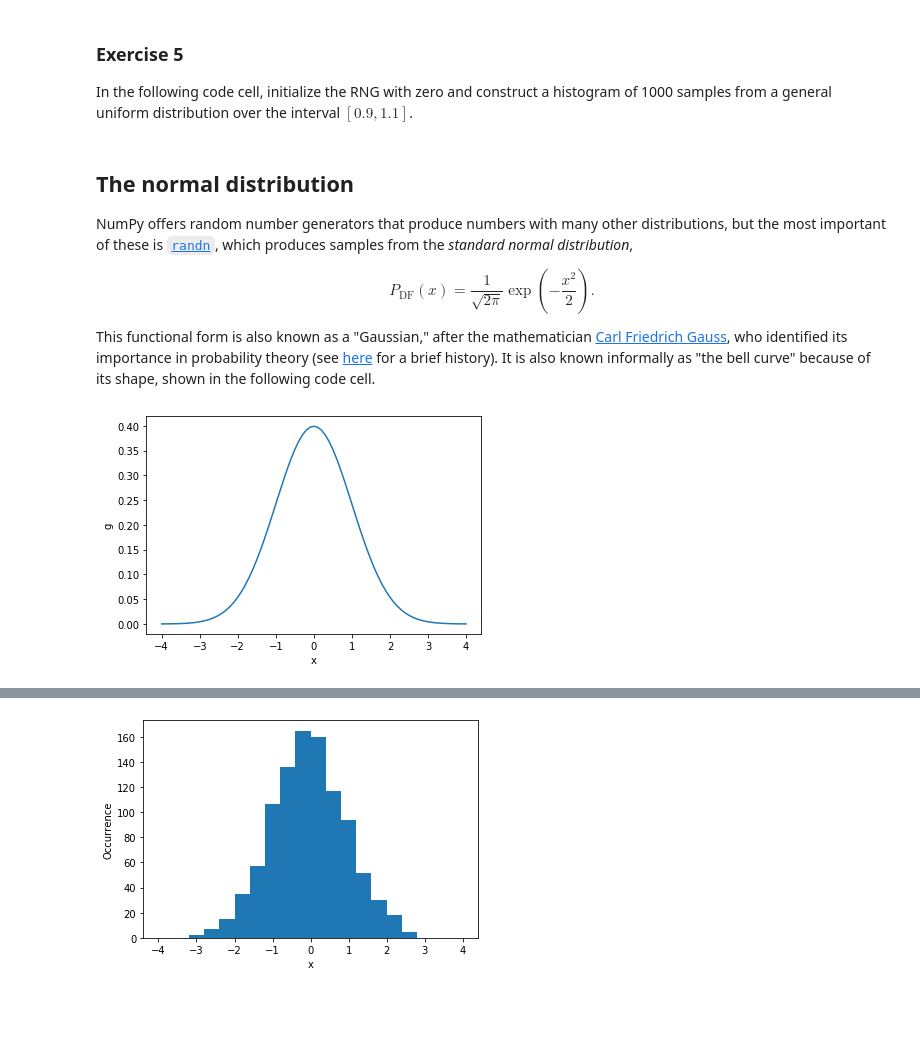
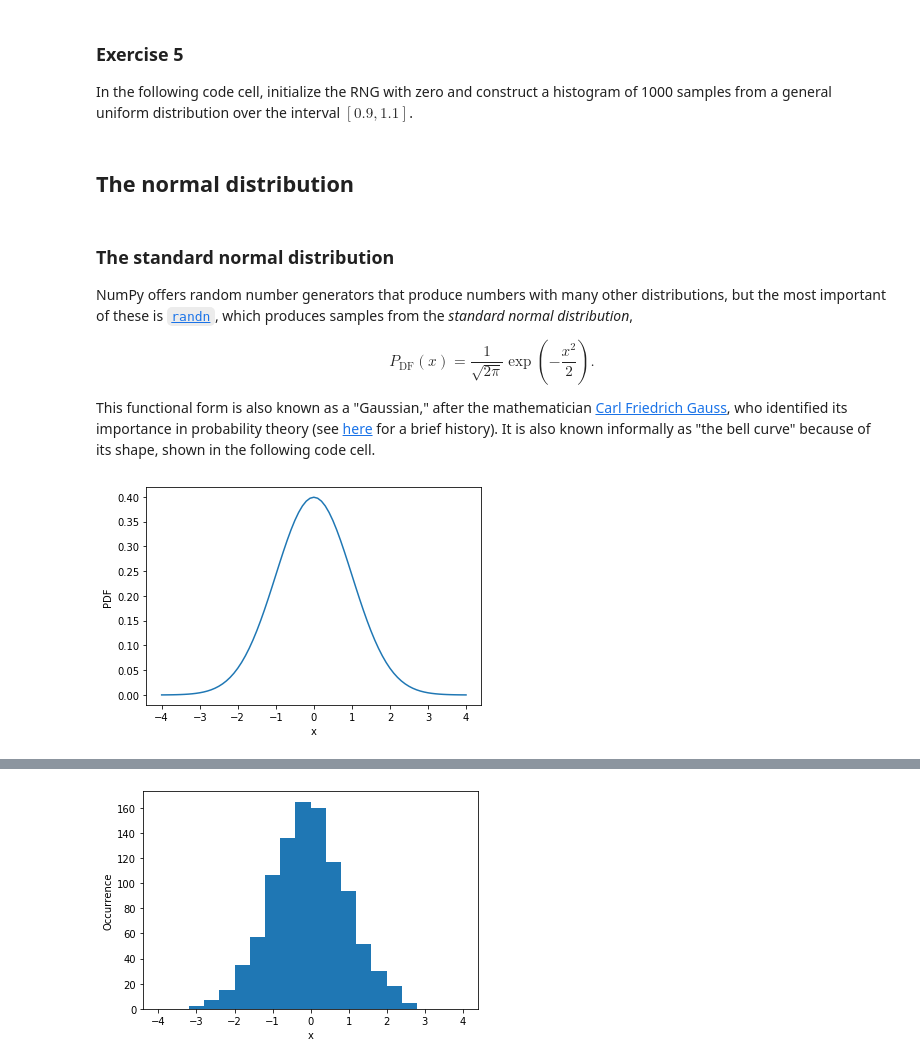
Before and after one commit to jsdodge/data-analysis-python, a Jupyter notebook: notebooks/2.0-Basic-statistics.ipynb, the cells around one changed output, grey strips where cells are left out. Saved outputs shown, nothing was run; the diff lists cells and outputs as text; code cells hidden in the pictures; blank space fills up the shorter version.

```diff
--- a/notebooks/2.0-Basic-statistics.ipynb
+++ b/notebooks/2.0-Basic-statistics.ipynb
@@ -239,8 +247,10 @@ $$\int_{-\infty}^\infty \text{d}x\, \mathcal{U}(x;a,b) = 1.$$
 In the following code cell, initialize the RNG with zero and construct a histogram of 1000 samples from a general uniform distribution over the interval $[0.9, 1.1]$.
 # %%
 # Use this cell for your response, adding cells if necessary.
+# %% [markdown]
+## The normal distribution
 # %% [markdown]
-## The normal distribution
+### The standard normal distribution
 NumPy offers random number generators that produce numbers with many other distributions, but the most important of these is [`randn`](https://www.numpy.org/doc/1.16/reference/generated/numpy.random.randn.html), which produces samples from the *standard normal distribution*,
 
 $$P_\text{DF}(x) = \frac{1}{\sqrt{2\pi}}\exp\left(-\frac{x^2}{2}\right).$$
@@ -248,10 +258,10 @@ $$P_\text{DF}(x) = \frac{1}{\sqrt{2\pi}}\exp\left(-\frac{x^2}{2}\right).$$
 This functional form is also known as a "Gaussian," after the mathematician [Carl Friedrich Gauss](https://en.wikipedia.org/wiki/Carl_Friedrich_Gauss), who identified its importance in probability theory (see [here](https://en.wikipedia.org/wiki/Normal_distribution#History) for a brief history). It is also known informally as "the  bell curve" because of its shape, shown in the following code cell.
 # %%
 x = np.arange(-4.0,4.05,0.1)
-g = np.exp(-x**2/2)/np.sqrt(2*np.pi)
+std_norm_pdf = np.exp(-x**2/2)/np.sqrt(2*np.pi)
 
-plt.plot(x,g)
+plt.plot(x,std_norm_pdf)
 plt.xlabel('x')
-plt.ylabel('g');
+plt.ylabel('PDF');
 # %% [output]
-[figure, old version]
+[figure, new version]
```
Also changed, not shown: parts of 32 cells of this notebook, 3 other files.
